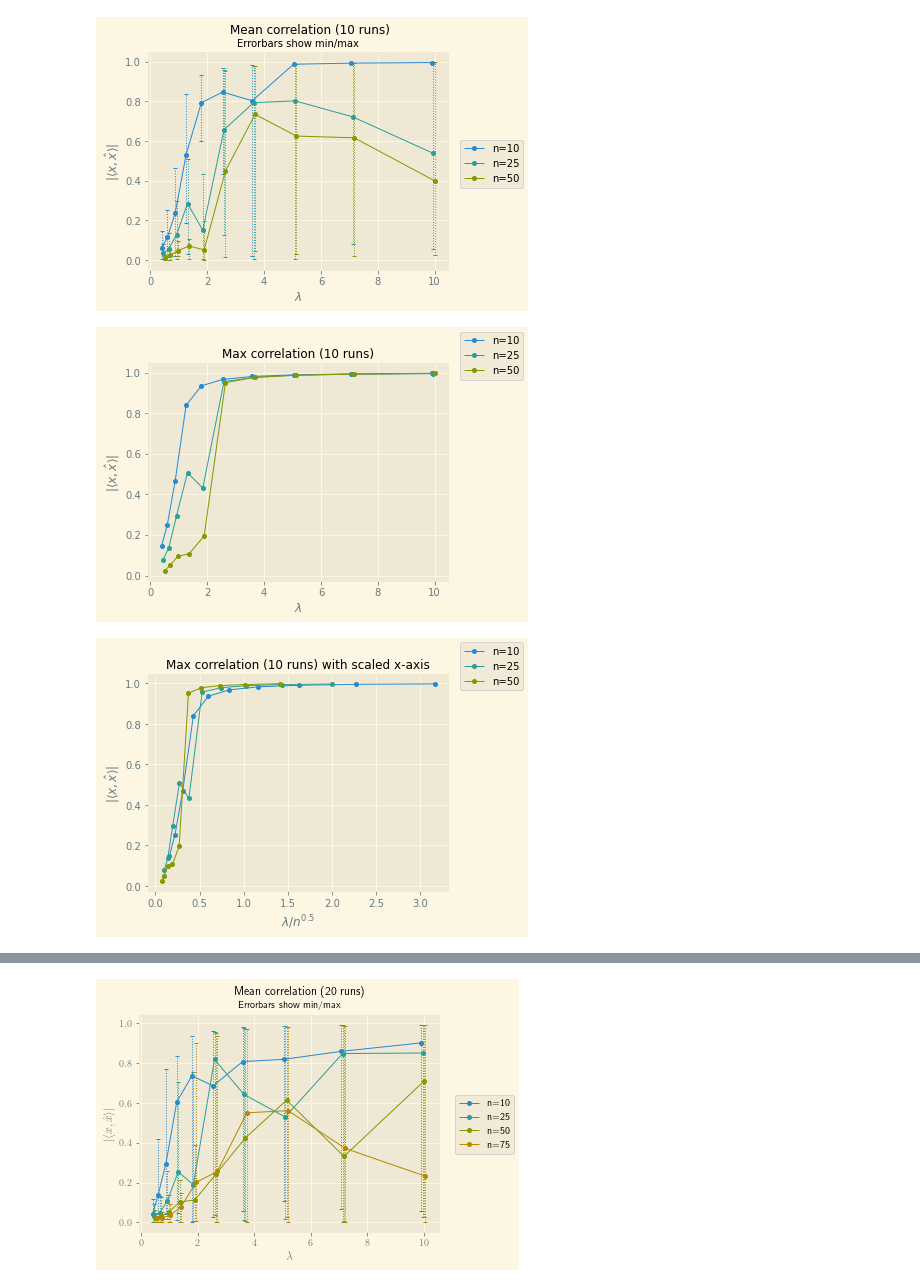
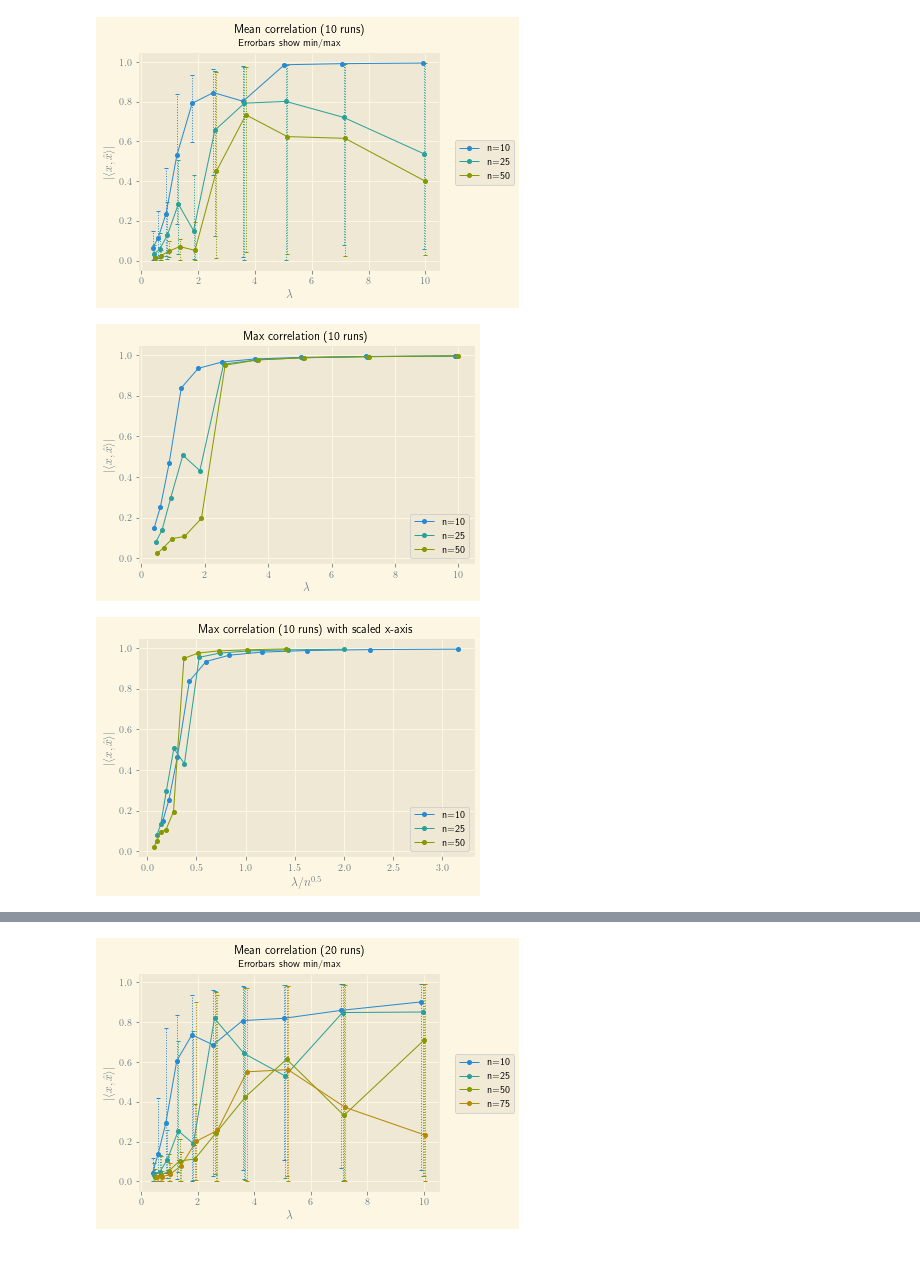
Before and after one commit to fhehli/tensor-pca, a Jupyter notebook: plot.ipynb, the cells around one changed output, grey strips where cells are left out. Saved outputs shown, nothing was run; the diff lists cells and outputs as text; code cells hidden in the pictures; blank space fills up the shorter version.

```diff
--- a/plot.ipynb
+++ b/plot.ipynb
@@ -30,6 +30,8 @@ labels = {i: f"n={dim}" for i, dim in enumerate(dims)}
 n_runs = acceptance_rates.shape[1]
 
 with plt.style.context("Solarize_Light2"):
+    plt.rc('text', usetex=True)
+
     # correlation plot
     fig, axes = plt.subplots(nrows=1)
 
@@ -65,7 +67,7 @@ with plt.style.context("Solarize_Light2"):
     plt.savefig(f"figures/{run}/correlations.png", dpi=900)
 
     # max correlation plot
-    fig = plt.figure()
+    plt.figure()
 
     for i in range(len(dims)):
         maxs = np.abs(correlations).max(axis=1)[i * 10 : (i + 1) * 10]
@@ -81,13 +83,12 @@ with plt.style.context("Solarize_Light2"):
     plt.xlabel(r"$\lambda$")
     plt.ylabel(r"$|\langle x, \hat{x}\rangle |$")
 
-    fig.legend()
-    fig.subplots_adjust(right=0.82)
+    plt.legend()
     plt.show
     plt.savefig(f"figures/{run}/correlations_max.png", dpi=900)
 
     # max correlation plot with scaled x-axis
-    fig = plt.figure()
+    plt.figure()
 
     for i, dim in enumerate(dims):
         maxs = np.abs(correlations).max(axis=1)[i * 10 : (i + 1) * 10]
@@ -103,8 +104,7 @@ with plt.style.context("Solarize_Light2"):
     plt.xlabel(r"$\lambda/n^{0.5}$")
     plt.ylabel(r"$|\langle x, \hat{x}\rangle |$")
 
-    fig.legend()
-    fig.subplots_adjust(right=0.82)
+    plt.legend()
     plt.show
     plt.savefig(f"figures/{run}/correlations_scaledaxis_0.5.png", dpi=900)
 
@@ -131,33 +131,33 @@ with plt.style.context("Solarize_Light2"):
 
     # acceptance rate plot
     plt.figure()
 
     for i in range(len(dims)):
         means = 100 * acceptance_rates.mean(axis=1)[i * 10 : (i + 1) * 10]
         mins = 100 * acceptance_rates.min(axis=1)[i * 10 : (i + 1) * 10]
         maxs = 100 * acceptance_rates.max(axis=1)[i * 10 : (i + 1) * 10]
         eb = plt.errorbar(
             (i - 2) * 0.05 + lambdas,
             means,
             yerr=[means - mins, maxs - means],
             label=labels[i],
             fmt="o-",
             linewidth=1,
             markersize=4,
             capsize=2,
             elinewidth=1,
         )
         eb[-1][0].set_linestyle(":")
     plt.suptitle("Mean acceptance rate", fontsize=12)
     plt.title("Errorbars show min/max", fontsize=10)
 
     plt.xlabel(r"$\lambda$")
     plt.ylabel(r"acceptance rate (%)")
 
     plt.legend()
     plt.show
     plt.savefig(f"figures/{run}/acceptance_rates.png", dpi=900)
 # %% [output]
-[figure, old version]
+[figure, new version]
-[figure, old version]
+[figure, new version]
-[figure, old version]
+[figure, new version]
```
Also changed, not shown: parts of 1 cell of this notebook, 5 other files.
